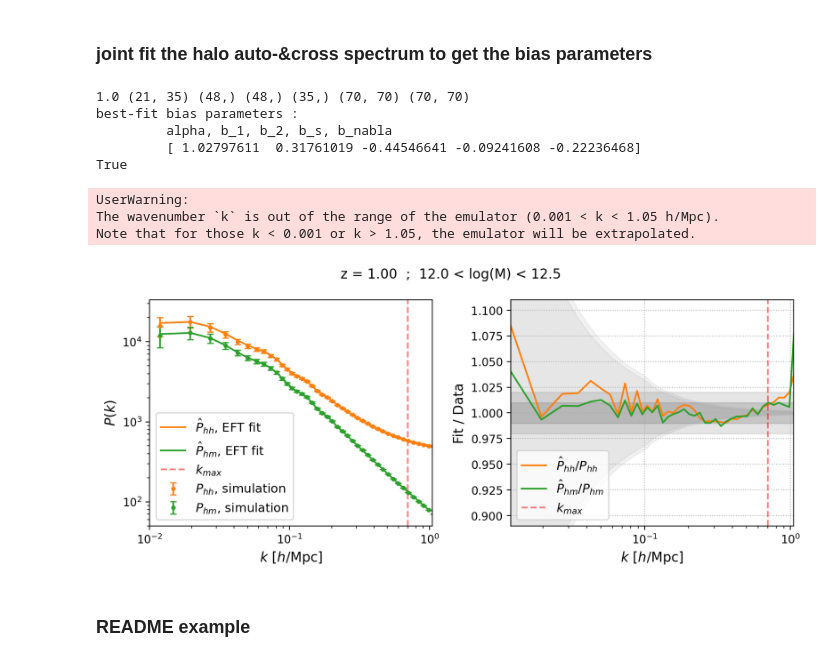
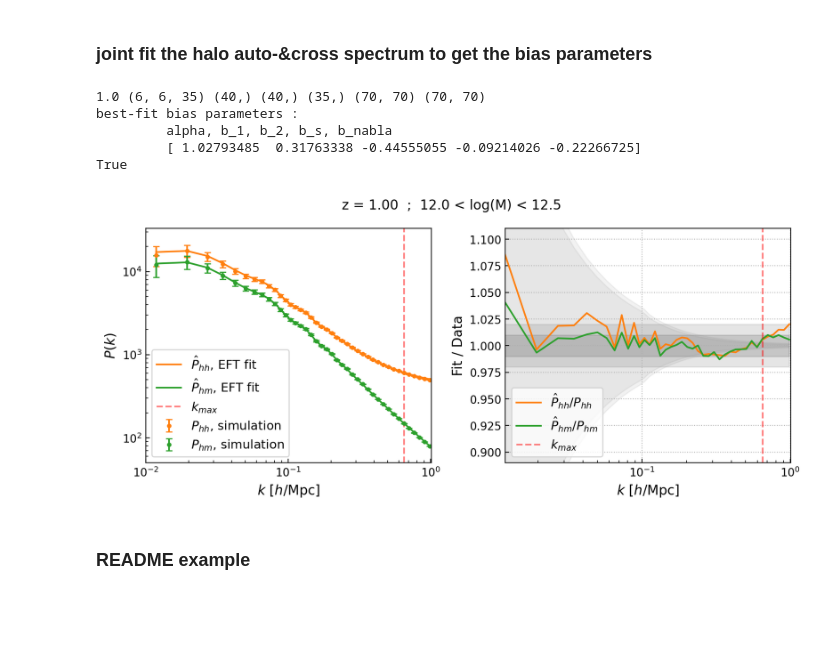
Before and after one commit to ShurenZhou1999/csstlab, a Jupyter notebook: demo/demo.ipynb, the cells around one changed output. Drawn from its saved outputs; the diff is of its cells as text; code cells hidden in the pictures; blank space fills up the shorter version.

```diff
--- a/demo/demo.ipynb
+++ b/demo/demo.ipynb
@@ -82,0 +84,7 @@ plt.show()
+# %%
+k3 = np.logspace(-1.5, 0, 100)
+z3 = 0.5
+emu.set_k_and_z(k3, z3)
+basisSpec    = emu(params)
+basisSpecErr = emu.error("tot", params, norm=False, )
+print( basisSpec.shape, basisSpecErr.shape )
@@ -94,17 +139,27 @@ def GaussianCovariance( pk_hh, pk_hm, pk_mm, Nk, ):
             np.hstack([ 2*hhhm , hhmm + hmhm, ]),
         ])
 
+
+bin_z = 6     # index of redshift bin
+bin_m = 2     # index of halo mass bin
 haloSpec = np.load( "Halo_PowerSpectrum.npy",  allow_pickle=True, )[()]
-emu.unset_k_and_z()
+kedges = haloSpec["c0000"]["k_edges"]
+pk_hh = haloSpec["c0083"]["Pk_hh"][bin_z, bin_m]
+pk_hm = haloSpec["c0083"]["Pk_hm"][bin_z, bin_m]
+pk_mm = haloSpec["c0083"]["Pk_mm"][bin_z]
+nhalo = haloSpec["c0083"]["Nhalo"][bin_z, bin_m]
 
 L = 1000
 dV_k = (2*np.pi/L)**3
-kedges = haloSpec["c0000"]["k_edges"]
 dk = kedges[1:] - kedges[:-1]
 k = 0.5*(kedges[1:]+kedges[:-1])
-z = emu.z    # redshift of halo samples is same as the default emulation redshift
+z = [ 3.  , 2.5 , 2.  , 1.75, 1.5 , 1.25, 1.  , 0.8 , 0.5 , 0.25, 0.1 , 0. , ]
 Massbin_edges = [11, 11.5, 12.0, 12.5, 13.0, 14.0]
 Nk_cells = 4*np.pi *dk *k**2 /dV_k /2.
+
+pk_hh, pk_hm, pk_mm = pk_hh[k<1], pk_hm[k<1], pk_mm[k<1]
+Nk_cells = Nk_cells[k<1]
+k = k[k<1]
 
 print( haloSpec["CosmoParam"]['label-param'] )
 print( "\n", "i.e. Cosmologcial parameters of simualtion " +
@@ -128,15 +183,8 @@ redshift, k-bins  :   (12, 48)
 ###
 ### joint fit the halo auto-&cross spectrum to get the bias parameters
 # %%
-bin_z = 6     # index of redshift bin
-bin_m = 2     # index of halo mass bin
-k_max = 0.7   # maximum fitting k scale; unit : [h/Mpc]
-
+k_max = 0.65  # maximum fitting k scale; unit : [h/Mpc]
 indk = k < k_max
-pk_hh = haloSpec["c0083"]["Pk_hh"][bin_z, bin_m]
-pk_hm = haloSpec["c0083"]["Pk_hm"][bin_z, bin_m]
-pk_mm = haloSpec["c0083"]["Pk_mm"][bin_z]
-nhalo = haloSpec["c0083"]["Nhalo"][bin_z, bin_m]
 
 cosmoParam = haloSpec["CosmoParam"]["values"][1]
 emu.set_k_and_z( k[indk], z[bin_z] )
@@ -145,6 +193,7 @@ pk_shot = L**3 /nhalo
 
 pk_stack = np.hstack([pk_hh[indk], pk_hm[indk]])
 
+## Only consider the Gaussian covariance in data
 cov_hhhh = GaussianCovariance( pk_hh[indk], pk_hm[indk], pk_mm[indk], Nk_cells[indk], )
 vals, vecs = np.linalg.eigh(cov_hhhh)
 vals_inv = 1/vals
@@ -155,7 +204,7 @@ print( z[bin_z], pkij_list.shape, pk_hh.shape, pk_hm.shape, pk_mm[indk].shape, c
 
 def LossFunc(bias):
     alpha, bs = bias[:1], bias[1:]
-    pk_auto, pk_cross = EFTofLSS_Model.CombinePkij( k[indk], pkij_list, *bs )
+    pk_auto, pk_cross = EFTofLSS_Model.biased_spectra( k[indk], pkij_list, bs )
     pk_auto += alpha[0] *pk_shot  # shot noise
 
     pk_delta = pk_stack - np.hstack([pk_auto, pk_cross,])
@@ -173,54 +222,51 @@ print( "best-fit bias parameters : \n\t alpha, b_1, b_2, b_s, b_nabla" )
 print( "\t", bias )
 print( mout["success"] )
 # %% [output]
-1.0 (21, 35) (48,) (48,) (35,) (70, 70) (70, 70)
+1.0 (6, 6, 35) (40,) (40,) (35,) (70, 70) (70, 70)
 best-fit bias parameters :
          alpha, b_1, b_2, b_s, b_nabla
-         [ 1.02797611  0.31761019 -0.44546641 -0.09241608 -0.22236468]
+         [ 1.02793485  0.31763338 -0.44555055 -0.09214026 -0.22266725]
 True
 # %%
 emu.set_k_and_z(k, z[bin_z] )
 pkij_list = emu(cosmoParam)
-pk_auto, pk_cross = EFTofLSS_Model.CombinePkij( k, pkij_list, *bias[1:] )
+pk_auto, pk_cross = EFTofLSS_Model.biased_spectra( k, pkij_list, bias[1:] )
 pk_auto += bias[0] *pk_shot
 
 cov_hhhh = GaussianCovariance( pk_hh, pk_hm, pk_hm, Nk_cells, )
 std_hh, std_hm = np.sqrt(cov_hhhh.diagonal()).reshape(2, -1)
 
 fig, axes = plt.subplots(1, 2, figsize=(9, 4) )
 axes[0].loglog( k, pk_auto , c="C1", label=r"$\hat{P}_{hh}$, EFT fit", )
 axes[0].errorbar( k, pk_hh, yerr=std_hh, capsize=3, c="C1", ls='', marker='.', label=r"$P_{hh}$, simulation", )
 axes[0].loglog( k, pk_cross , c="C2", label=r"$\hat{P}_{hm}$, EFT fit", )
 axes[0].errorbar( k, pk_hm, yerr=std_hm, capsize=3, c="C2", ls='', marker='.', label=r"$P_{hm}$, simulation", )
 
 axes[1].fill_between( k, std_hh/pk_hh +1, -std_hh/pk_hh +1, color='gray', alpha=0.1)
 axes[1].fill_between( k, std_hm/pk_hm +1, -std_hm/pk_hm +1, color='gray', alpha=0.1)
 arrone = np.ones(k.shape)
 axes[1].fill_between( k, 0.99 *arrone, 1.01 *arrone , color='gray', alpha=0.3, zorder=-100, )
 axes[1].fill_between( k, 0.98 *arrone, 1.02 *arrone , color='gray', alpha=0.2, zorder=-100, )
 axes[1].plot( k, pk_auto /pk_hh , c="C1", label=r"$\hat{P}_{hh} /{P}_{hh} $" )
 axes[1].plot( k, pk_cross/pk_hm , c="C2", label=r"$\hat{P}_{hm} /{P}_{hm} $" )
 
 axes[1].grid(True, ls=':')
 axes[1].set_xscale("log")
 for i in range(2):
     axes[i].axvline( k_max, c='r', alpha=0.5, ls='--', label='$k_{max}$', )
     axes[i].legend( loc='lower left', fontsize=11, )
     axes[i].set_xlabel("$k$ [$h$/Mpc]", fontsize=12 )
-axes[0].set_xlim( 0.010,  1.05, )
-axes[1].set_xlim( 0.012,  1.05, )
+axes[0].set_xlim( 0.010,  1.01, )
+axes[1].set_xlim( 0.012,  1.01, )
 axes[0].set_ylim( 50 )
 axes[1].set_ylim( 0.89,  1.11, )
 axes[0].set_ylabel("$P(k)$", fontsize=12 )
 axes[1].set_ylabel("Fit / Data", fontsize=12 )
 plt.suptitle( "z = %1.2f  ;  %1.1f < log(M) < %1.1f"%(z[bin_z], Massbin_edges[bin_m], Massbin_edges[bin_m+1]) , fontsize=12, )
 plt.tight_layout()
 plt.show()
 # %% [output]
-UserWarning:
-The wavenumber `k` is out of the range of the emulator (0.001 < k < 1.05 h/Mpc).
-Note that for those k < 0.001 or k > 1.05, the emulator will be extrapolated.
-[figure, old version]
+[figure, new version]
 # %% [markdown]
 ### README example
 # %%
```
Also changed, not shown: parts of 8 cells of this notebook, 13 other files.
